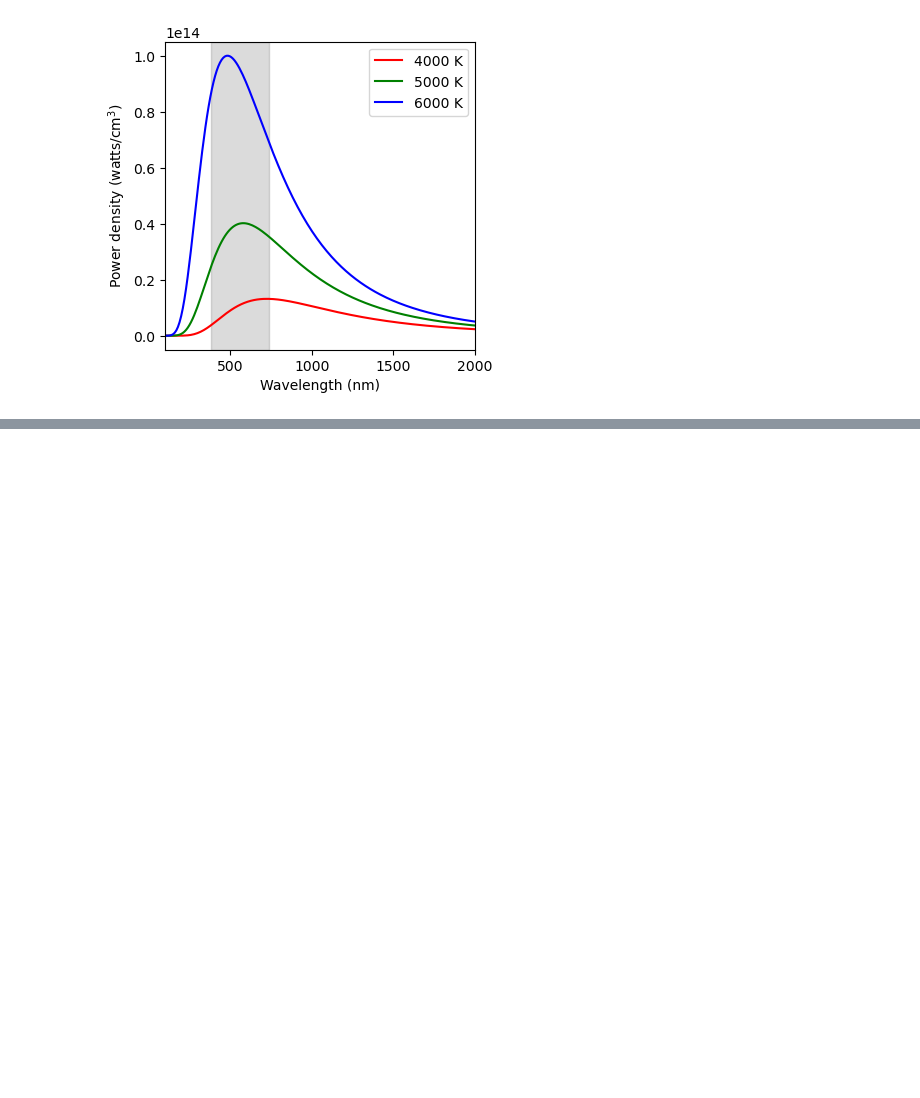
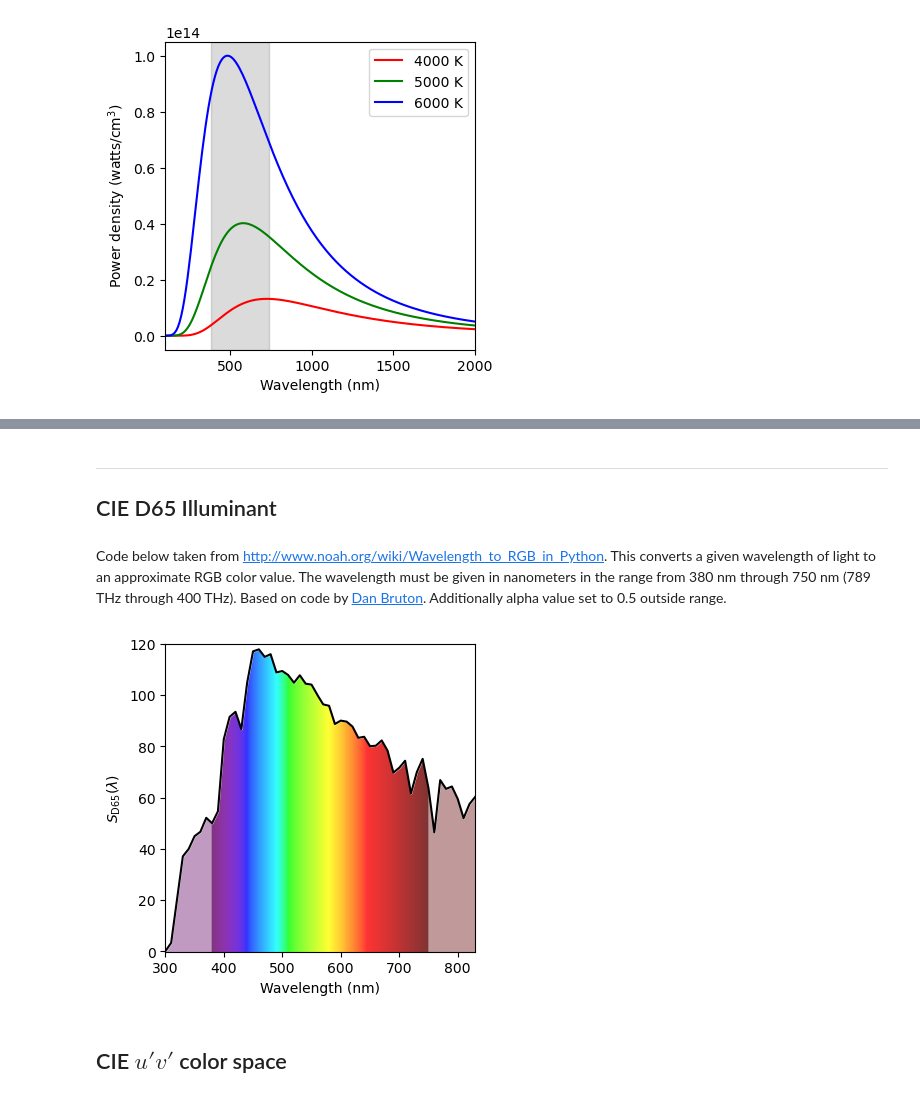
Before and after one commit to npcrmns/App-Physics-167, a Jupyter notebook: [6] Color Imaging/Color Imaging.ipynb, the cells around one changed output, grey strips where cells are left out. Cells and saved outputs as stored; diff of their text form; code cells hidden in the pictures; blank space fills up the shorter version.

```diff
--- a/[6] Color Imaging/Color Imaging.ipynb
+++ b/[6] Color Imaging/Color Imaging.ipynb
@@ -111,0 +145,8 @@ Text(0, 0.5, '$y$')
+# %% [markdown]
+***
+## CIE D65 Illuminant
+# %%
+CIE_D65 = np.genfromtxt("Data/CIE_std_illum_D65.csv", delimiter = ",", unpack = True).T
+D65_wavelengths, D65_spectrum = CIE_D65[:,0], CIE_D65[:,1]
+# %% [markdown]
+Code below taken from http://www.noah.org/wiki/Wavelength_to_RGB_in_Python. This converts a given wavelength of light to an approximate RGB color value. The wavelength must be given in nanometers in the range from 380 nm through 750 nm (789 THz through 400 THz). Based on code by [Dan Bruton](http://www.physics.sfasu.edu/astro/color/spectra.html). Additionally alpha value set to 0.5 outside range.
@@ -111,0 +191,24 @@ Text(0, 0.5, '$y$')
+# %%
+# Initialize the RGB colormap
+clim = (350,780)
+norm = plt.Normalize(*clim)
+wl = np.arange(clim[0],clim[1]+1,2)
+color_list = list(zip(norm(wl), [wavelength_to_rgb(w) for w in wl]))
+spectral_map = colors.LinearSegmentedColormap.from_list("spectrum", colorlist)
+
+y_extent = np.linspace(-0.15, 120, 1000)
+x_map, y_map = np.meshgrid(CIE_D65[:,0], y_extent)
+extent = (np.min(CIE_D65[:,0]), np.max(CIE_D65[:,0]), np.min(y_extent), np.max(y_extent))
+# %%
+fig, ax = plt.subplots()
+
+ax.plot(CIE_D65[:,0], CIE_D65[:,1], color = "black")
+ax.imshow(x_map, clim = clim, extent = extent, cmap = spectral_map, alpha = 0.8, aspect = "auto")
+ax.fill_between(CIE_D65[:,0], CIE_D65[:,1], 120, color = "white")
+ax.set(xlabel = "Wavelength (nm)", ylabel = r"$S_{\mathrm{D65}} (\lambda)$")
+
+fig.savefig("Results/D65 illuminant distribution.png", dpi = 300)
+# %% [output]
+[figure, added]
+# %% [markdown]
+## CIE $u'v'$ color space
```
Also changed, not shown: parts of 15 cells of this notebook, 7 other files.
